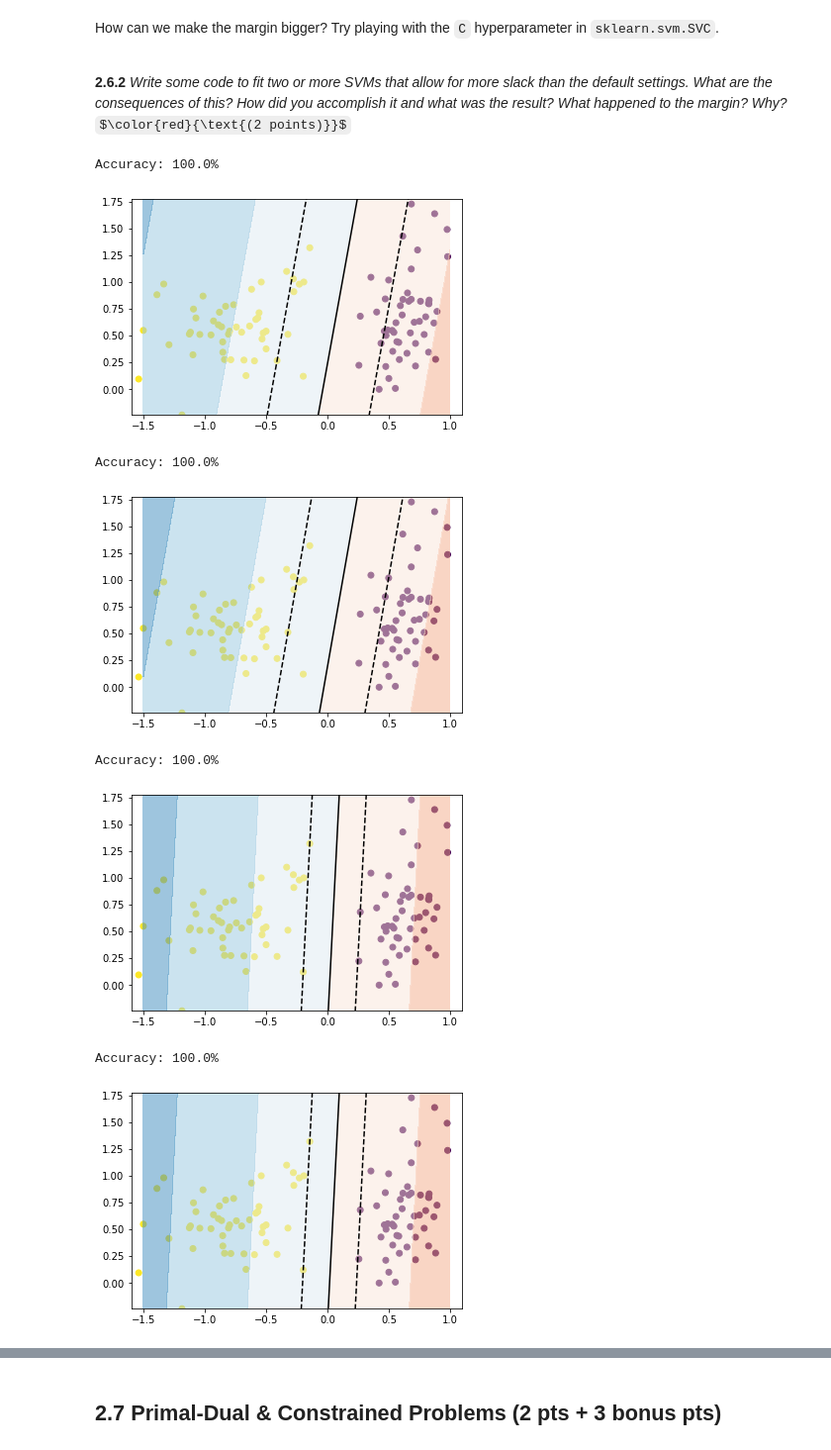
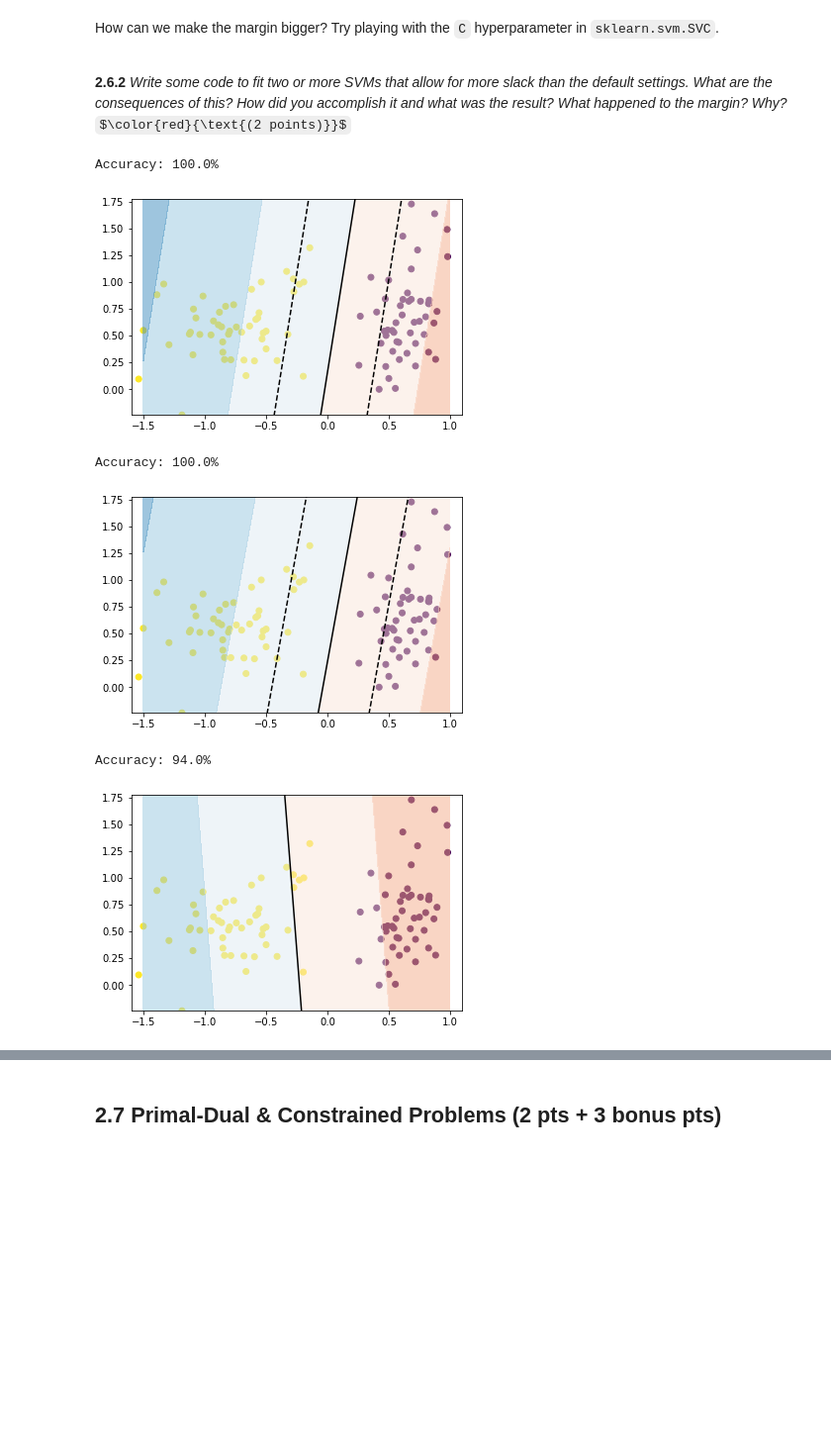
Before and after one commit to rafaelweinert/DD1420_ML_Excercises, a Jupyter notebook: DD1420_HT23_Ex2_STUDENT_VERSION_v3.ipynb, the cells around one changed output, grey strips where cells are left out. Shown at 99% size. Saved outputs shown, nothing was run; the diff lists cells and outputs as text; code cells hidden in the pictures; some formulas as TeX source; blank space fills up the shorter version.

```diff
--- a/DD1420_HT23_Ex2_STUDENT_VERSION_v3.ipynb
+++ b/DD1420_HT23_Ex2_STUDENT_VERSION_v3.ipynb
@@ -839,27 +877,25 @@ How can we make the margin bigger? Try playing with the `C` hyperparameter in `s
 # %%
 def create_SVM(xs, ys, C):
     model = SVC(kernel = 'linear', C=C)
     model.fit(xs, ys)
     ys_pred = model.predict(xs)
 
 
     print("Accuracy: {}%".format(100.0 * np.mean(ys == ys_pred)))
     return model
 
 models = []
-for c in [0.5, 1, 40, 300]:
+for c in [0.9, 0.5, 0.01]:
     model = create_SVM(xs, ys, c)
     models.append(model)
     plot_svm(model,xs,ys,c)
 # %% [output]
 Accuracy: 100.0%
-[figure, old version]
+[figure, new version]
 Accuracy: 100.0%
-[figure, old version]
+[figure, new version]
-Accuracy: 100.0%
+Accuracy: 94.0%
-[figure, old version]
+[figure, new version]
-Accuracy: 100.0%
-[figure, removed]
 # %% [markdown]
 To influence the margin of the SVM, a parameter C can be handed over to the SVM class instanciation. The higher C gets, the lower the margins are. This is due to the implementation of C in the loss function. I serves a scaler for the penalty term of the sum of the slack variables.
 A higher scaler thus leads to higher loss for points on the wrong side of the plane. Not violating the decision boundary hence becomes more important in the loss, compared to the rest of the loss function.
```
Also changed, not shown: parts of 24 cells of this notebook.
